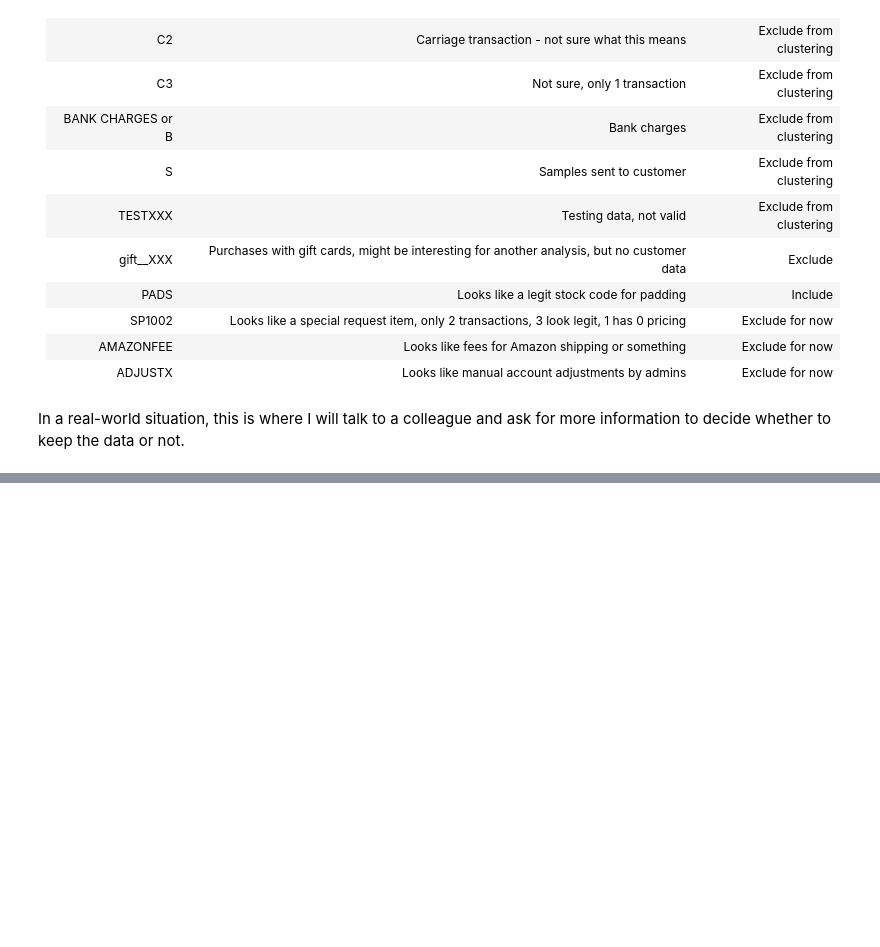
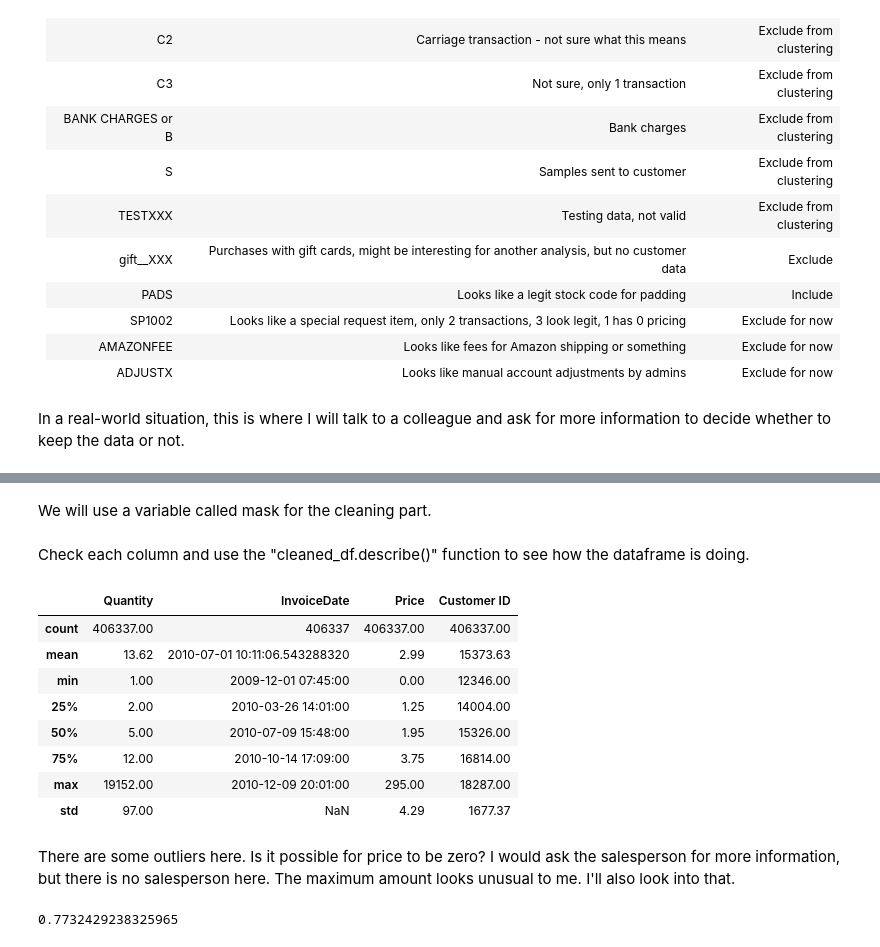
Before and after one commit to EmiTR/KMeans_Clustering, a Jupyter notebook: Kmeans_Customers_Segmentation.ipynb, the cells around one changed output, grey strips where cells are left out. Drawn from its saved outputs; the diff is of its cells as text; code cells hidden in the pictures; blank space fills up the shorter version.

Commit message:
Data Cleaning based on assumptions.

```diff
--- a/Kmeans_Customers_Segmentation.ipynb
+++ b/Kmeans_Customers_Segmentation.ipynb
@@ -223,0 +226,50 @@ In a real-world situation, this is where I will talk to a colleague and ask for
+# %% [markdown]
+We will use a variable called mask for the cleaning part.
+# %%
+cleaned_df = df.copy()
+# Create a copy of the original dataframe to perform cleaning operations on.
+
+cleaned_df["Invoice"] = cleaned_df["Invoice"].astype(str)
+# Convert Invoice column to string type.
+mask = (
+    # Invoice should be exactly 6 digits
+    # cleaned_df["Invoice"].str.match("^\d{6}$")  # This variation contains NaN values
+    cleaned_df["Invoice"].str.match("^\d{6}$") == True  # This variation does not contain NaN values
+)
+
+cleaned_df = cleaned_df[mask]
+# Apply the mask to filter the dataframe and keep only the rows that match the criteria.
+# %%
+cleaned_df["StockCode"] = cleaned_df["StockCode"].astype(str)
+# Convert StockCode column to string type.
+
+mask = (
+    (cleaned_df["StockCode"].str.match("^\\d{5}$") == True)
+    # Include StockCode with 5 digits.
+    | (cleaned_df["StockCode"].str.match("^\\d{5}[a-zA-Z]+$") == True)
+    # Include StockCode with 5 digits followed by letters.
+    | (cleaned_df["StockCode"].str.match("^PADS$") == True)
+    # Include StockCode 'PADS' which is valid as per the docu in data exploration.
+)
+cleaned_df = cleaned_df[mask]
+# Apply the mask to filter the dataframe and keep only the rows that match the criteria.
+# %% [markdown]
+Check each column and use the "cleaned_df.describe()" function to see how the dataframe is doing.
+# %%
+# We can argue that we wan to treat Na in Customer ID as a separate segment. But for this exercise, we will exclude them.
+cleaned_df.dropna(subset=["Customer ID"], inplace=True)
+# Drop rows with missing Customer ID values.
+# %%
+cleaned_df.describe()
+# %% [output]
+|  | Quantity | InvoiceDate | Price | Customer ID |
+| count | 406337.00 | 406337 | 406337.00 | 406337.00 |
+| mean | 13.62 | 2010-07-01 10:11:06.543288320 | 2.99 | 15373.63 |
+| min | 1.00 | 2009-12-01 07:45:00 | 0.00 | 12346.00 |
+| 25% | 2.00 | 2010-03-26 14:01:00 | 1.25 | 14004.00 |
+| 50% | 5.00 | 2010-07-09 15:48:00 | 1.95 | 15326.00 |
+| 75% | 12.00 | 2010-10-14 17:09:00 | 3.75 | 16814.00 |
+| max | 19152.00 | 2010-12-09 20:01:00 | 295.00 | 18287.00 |
+| std | 97.00 | NaN | 4.29 | 1677.37 |
+# %% [markdown]
+There are some outliers here. Is it possible for price to be zero? I would ask the salesperson for more information, but there is no salesperson here. The maximum amount looks unusual to me. I'll also look into that.
@@ -223,0 +283,7 @@ In a real-world situation, this is where I will talk to a colleague and ask for
+# %%
+# to sum up, we will take a look at how much data we have lost during the cleaning process.
+len(cleaned_df)/len(df)
+# len() counts the number of rows in the dataframe, inclusive NaN values!
+# we still have 77.3% of the original data after cleaning. Cant say if its good or bad without knowing the context of the data.
+# %% [output]
+0.7732429238325965
```
Also changed, not shown: parts of 2 cells of this notebook.
